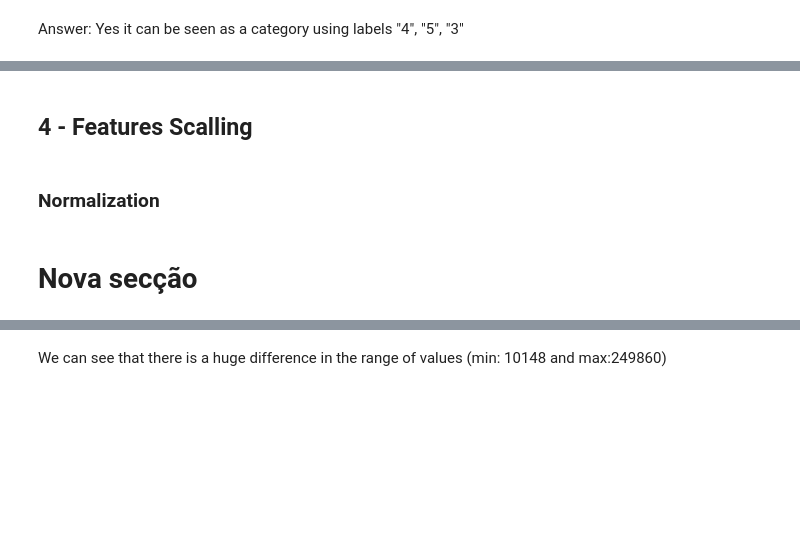
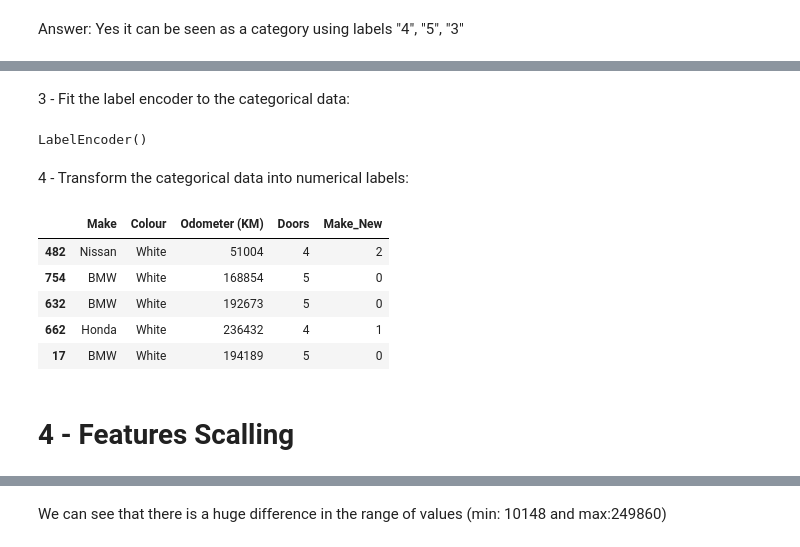
Before and after one commit to luferIPCA/MIA-MLA-23-24, a Jupyter notebook: Notebooks/4_Data_Manipulation_Modelling_III.ipynb, the cells around one changed output, grey strips where cells are left out. Saved outputs shown, nothing was run; the diff lists cells and outputs as text; code cells hidden in the pictures; blank space fills up the shorter version.

```diff
--- a/Notebooks/4_Data_Manipulation_Modelling_III.ipynb
+++ b/Notebooks/4_Data_Manipulation_Modelling_III.ipynb
@@ -316,0 +318,3 @@ merged.head(5)
+# %%
+from sklearn.preprocessing import LabelEncoder
+dfTrain=X_train.copy()
@@ -317,6 +323,25 @@ merged.head(5)
+# %%
+labelEncoder = LabelEncoder()
+# %% [markdown]
+3 - Fit the label encoder to the categorical data:
+# %%
+labelEncoder.fit(dfTrain['Make'])
+# %% [output]
+LabelEncoder()
+# %% [markdown]
+4 - Transform the categorical data into numerical labels:
+# %%
+encodedData = labelEncoder.transform(dfTrain['Make'])
+
+dfTrain['Make_New'] = labelEncoder.fit_transform(dfTrain['Make'])
+# %%
+dfTrain.head()
+# %% [output]
+|  | Make | Colour | Odometer (KM) | Doors | Make_New |
+| 482 | Nissan | White | 51004 | 4 | 2 |
+| 754 | BMW | White | 168854 | 5 | 0 |
+| 632 | BMW | White | 192673 | 5 | 0 |
+| 662 | Honda | White | 236432 | 4 | 1 |
+| 17 | BMW | White | 194189 | 5 | 0 |
 # %% [markdown]
-## 4 - Features Scalling
+# 4 - Features Scalling
-# %% [markdown]
-### Normalization
-# %% [markdown]
-# Nova secção
```
Also changed, not shown: parts of 65 cells of this notebook, 1 other file.
